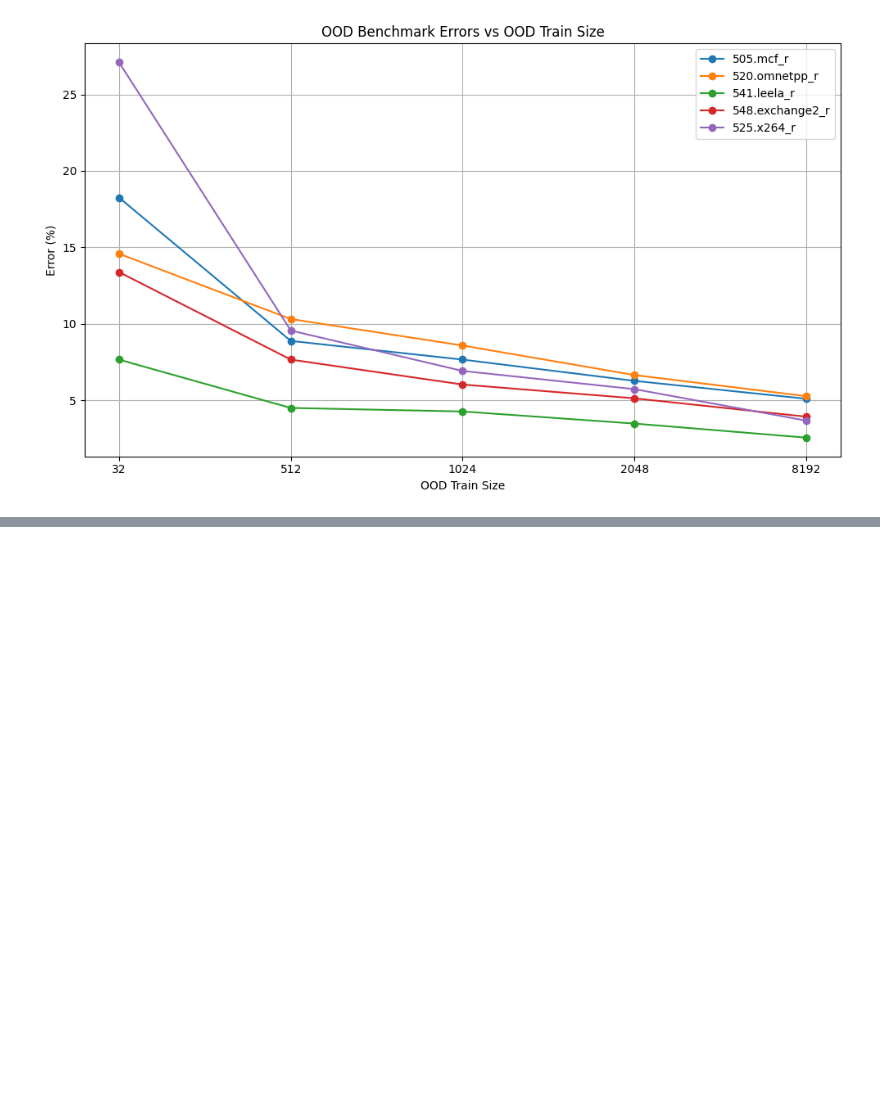
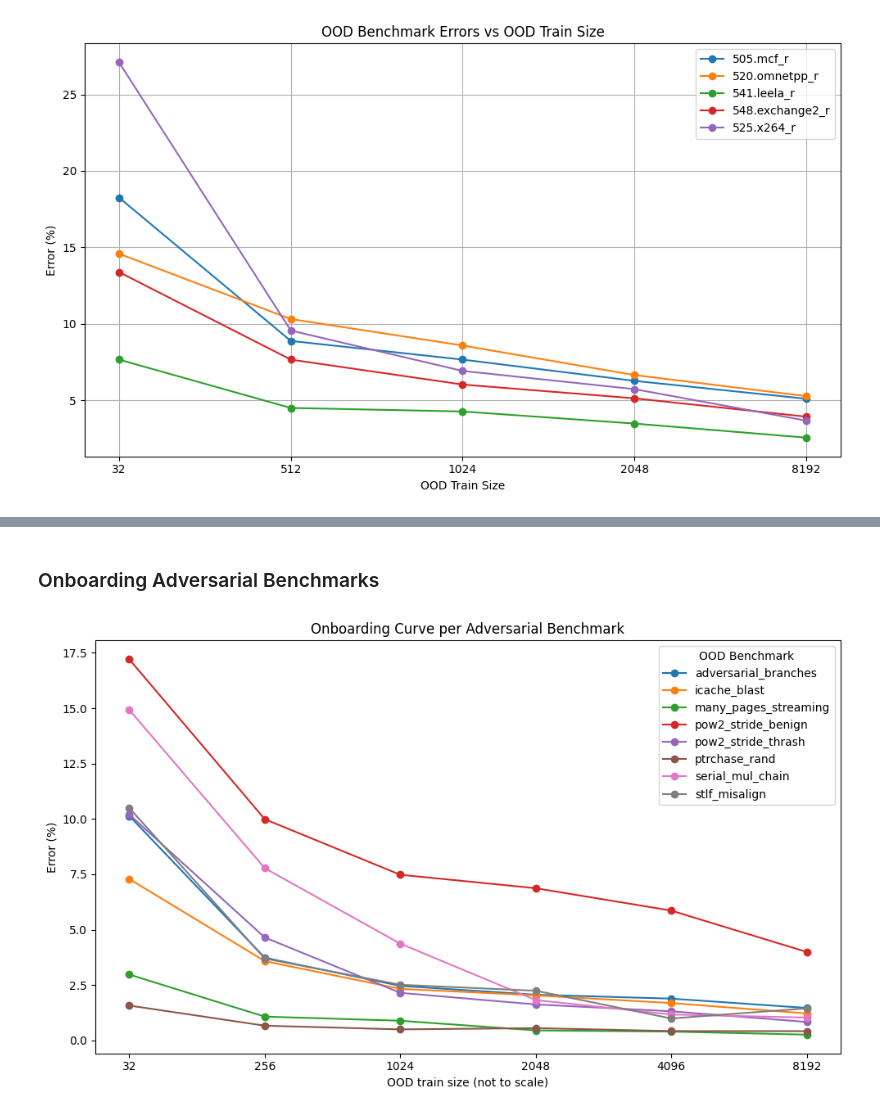
Before and after one commit to ronitnag04/peregrine, a Jupyter notebook: ml_model/analysis.ipynb, the cells around one changed output, grey strips where cells are left out. Saved outputs shown, nothing was run; the diff lists cells and outputs as text; code cells hidden in the pictures; blank space fills up the shorter version.

```diff
--- a/ml_model/analysis.ipynb
+++ b/ml_model/analysis.ipynb
@@ -619,0 +739,34 @@ plt.show()
+# %% [markdown]
+### Onboarding Adversarial Benchmarks
+# %%
+experiments = results["spec_holdout_onboarding"]
+
+import itertools
+
+# Collect all unique ood_benchmarks
+benchmarks = sorted(set(exp["ood_benchmark"] for exp in experiments))
+colors = plt.cm.tab10.colors
+
+fig, ax = plt.subplots(figsize=(10, 6))
+
+for i, benchmark in enumerate(benchmarks):
+    filtered = [exp for exp in experiments if exp["ood_benchmark"] == benchmark and exp["ood_train_size"] > 0]
+    # Sort by ood_train_size for line plot
+    filtered.sort(key=lambda x: x["ood_train_size"])
+    # The x-axis should be spaced equally, so use index positions as "x"
+    x_positions = list(range(len(filtered)))
+    train_sizes = [exp["ood_train_size"] for exp in filtered]
+    errors = [exp["error"] for exp in filtered]
+    ax.plot(x_positions, errors, marker='o', label=benchmark, color=colors[i % len(colors)])
+    # Optionally, add x-tick labels per benchmark for each point as their corresponding onboarding size
+    ax.set_xticks(x_positions)
+    ax.set_xticklabels(train_sizes)
+
+ax.set_xlabel("OOD train size (not to scale)")
+ax.set_ylabel("Error (%)")
+ax.set_title("Onboarding Curve per Adversarial Benchmark")
+ax.legend(title="OOD Benchmark")
+plt.tight_layout()
+plt.savefig(os.path.join(sweep_dir, "spec_holdout_onboarding.png"), bbox_inches='tight')
+# %% [output]
+[figure, added]
```
Also changed, not shown: parts of 19 cells of this notebook, 1 other file.
